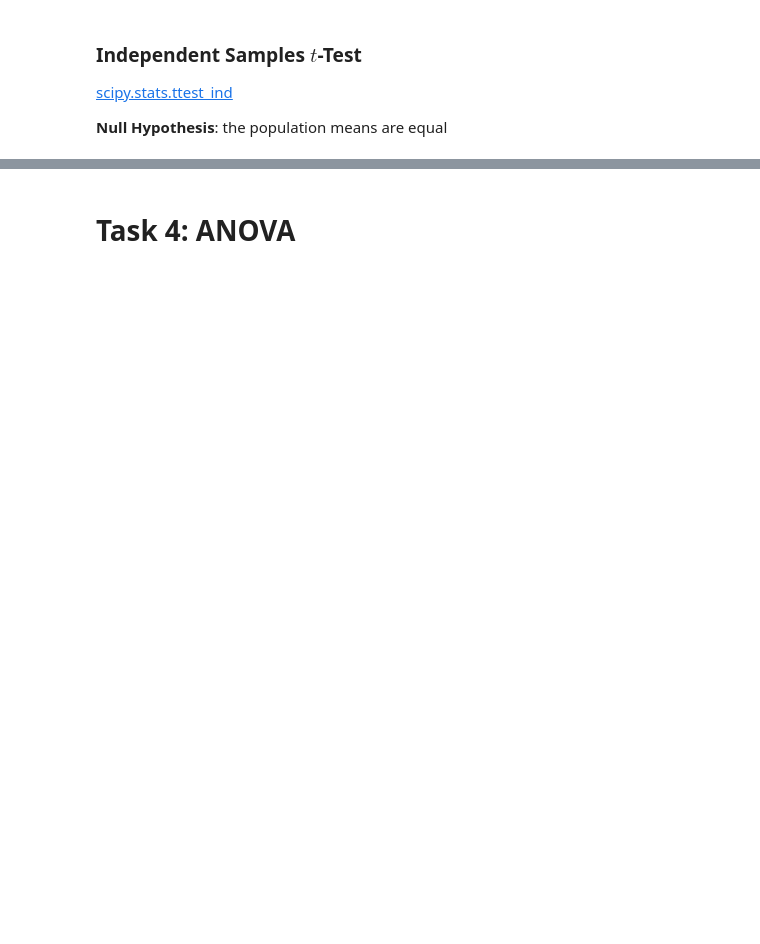
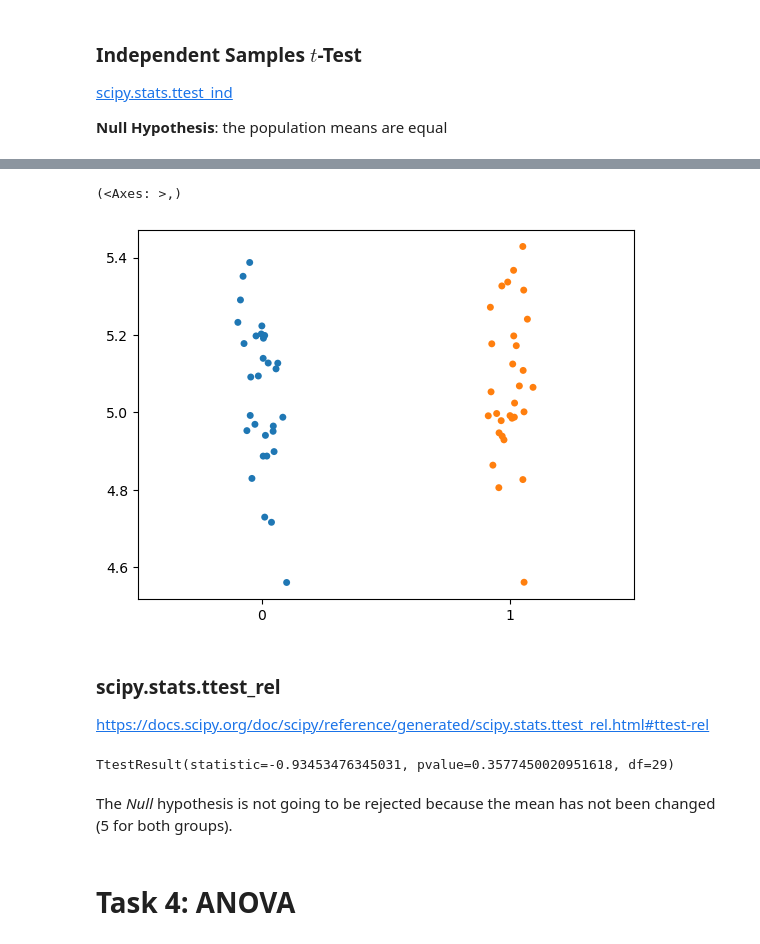
Before and after one commit to AndreaCignoni/applied_statistics_assessment, a Jupyter notebook: tasks.ipynb, the cells around one changed output, grey strips where cells are left out. Saved outputs shown, nothing was run; the diff lists cells and outputs as text; code cells hidden in the pictures; blank space fills up the shorter version.

```diff
--- a/tasks.ipynb
+++ b/tasks.ipynb
@@ -808,2 +831,25 @@ TtestResult(statistic=9.720176534251586, pvalue=8.790975057238621e-14, df=58.0)
+# %%
+# A group of normally distributed values.
+group_a = np.random.normal(5, 0.2, 30)
+
+# Add normally distributed values.
+group_b = group_a + np.random.normal(0.0, 0.1, 30)
+# %%
+# Strip plot.
+sns.stripplot(data=[group_a, group_b]),
+# %% [output]
+(<Axes: >,)
+[figure, added]
+# %% [markdown]
+### scipy.stats.ttest_rel
+
+https://docs.scipy.org/doc/scipy/reference/generated/scipy.stats.ttest_rel.html#ttest-rel
+# %%
+# Paired samples t-test.
+stats.ttest_rel(group_a, group_b)
+# %% [output]
+TtestResult(statistic=-0.93453476345031, pvalue=0.3577450020951618, df=29)
+# %% [markdown]
+The *Null* hypothesis is not going to be rejected because the mean has not been changed (5 for both groups).
 # %% [markdown]
 # Task 4: ANOVA
```
Also changed, not shown: parts of 27 cells of this notebook.
